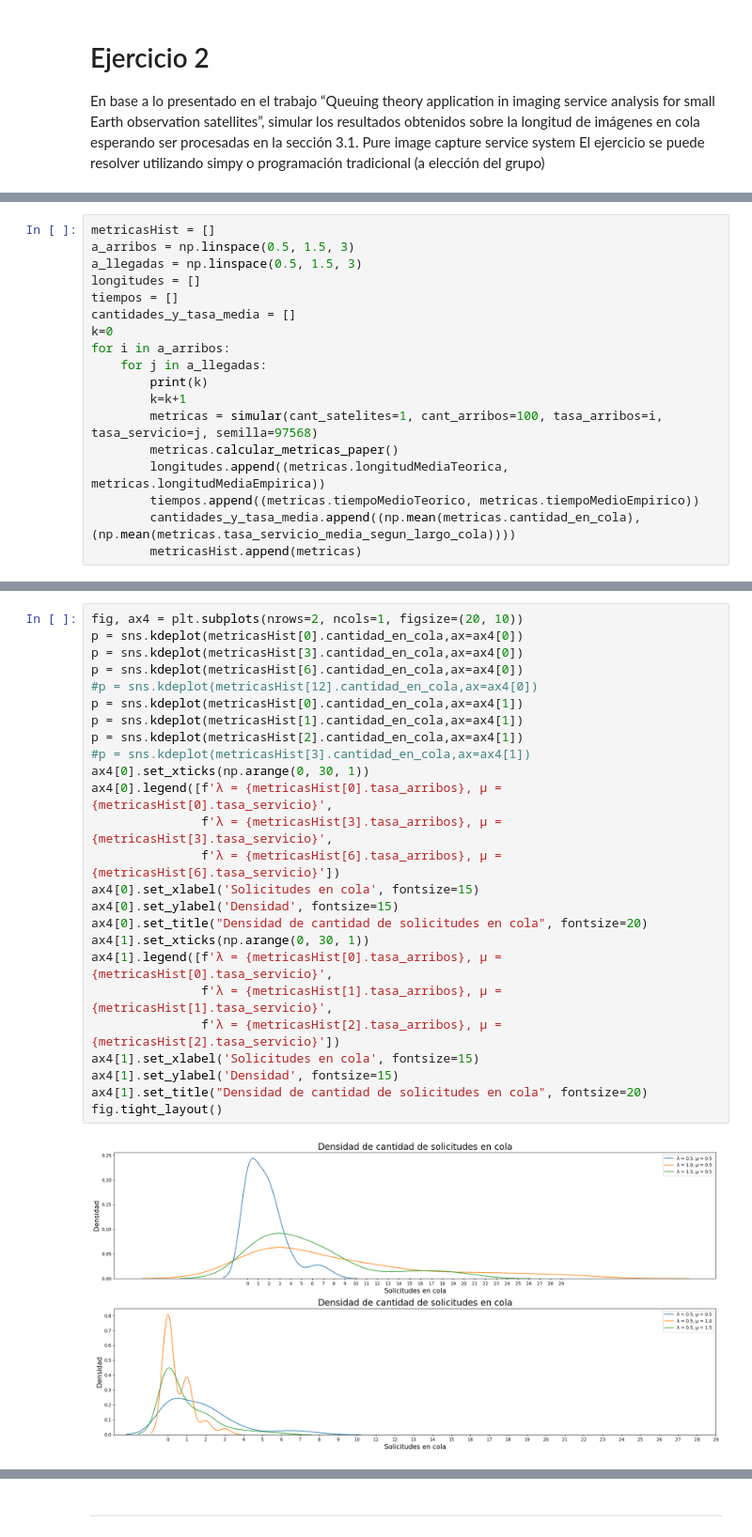
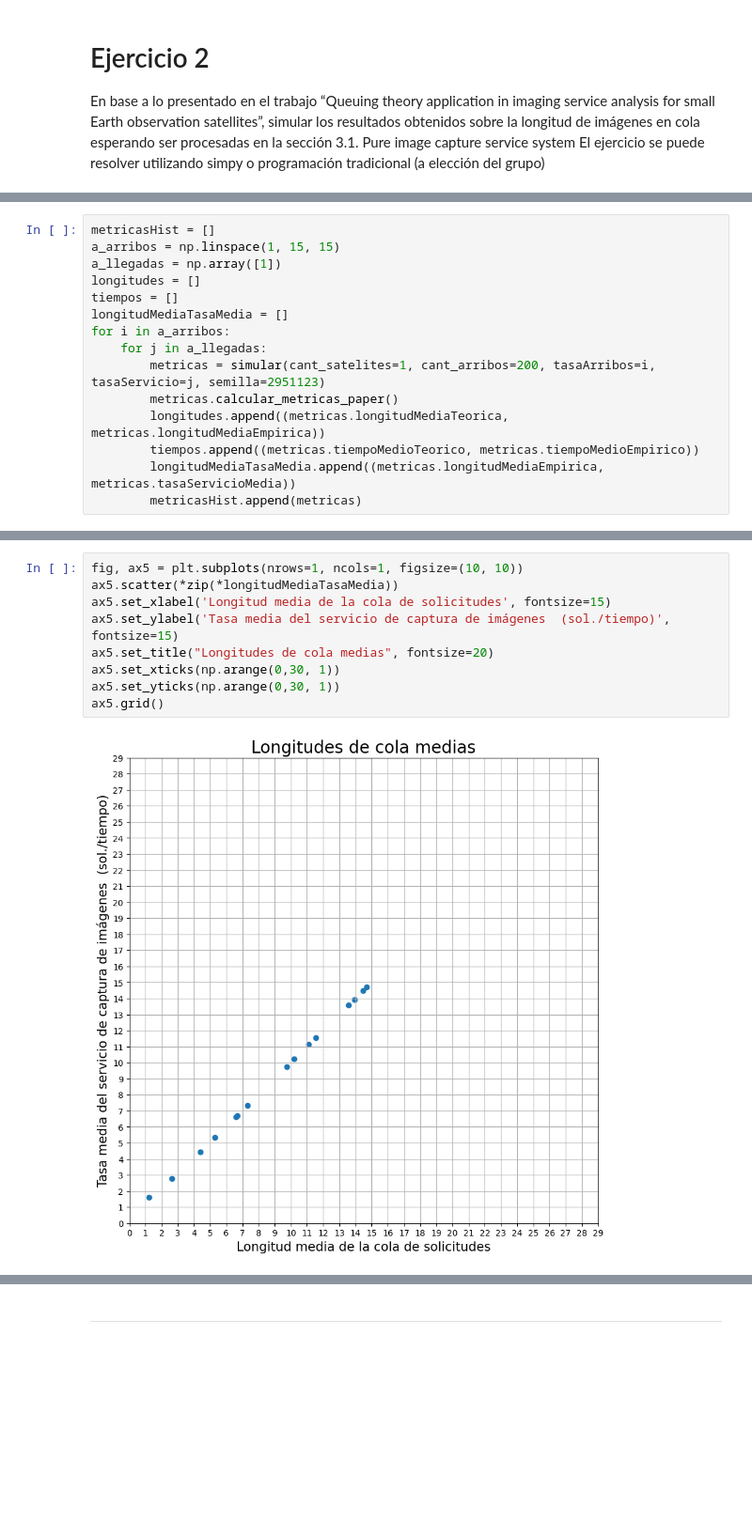
Before and after one commit to jalbarrac/simulacion_grupo2_2c_2022, a Jupyter notebook: TP2/TP2.ipynb, the cells around one changed output, grey strips where cells are left out. Shown at 94% size. Drawn from its saved outputs; the diff is of its cells as text; blank space fills up the shorter version.

```diff
--- a/TP2/TP2.ipynb
+++ b/TP2/TP2.ipynb
@@ -233,20 +243,17 @@ def simular(cant_satelites, cant_arribos, tasa_arribos, tasa_servicio, semilla):
     return metricas
 # %%
 metricasHist = []
-a_arribos = np.linspace(0.5, 1.5, 3)
-a_llegadas = np.linspace(0.5, 1.5, 3)
+a_arribos = np.linspace(1, 15, 15)
+a_llegadas = np.array([1])
 longitudes = []
 tiempos = []
-cantidades_y_tasa_media = []
-k=0
+longitudMediaTasaMedia = []
 for i in a_arribos:
     for j in a_llegadas:
-        print(k)
-        k=k+1
-        metricas = simular(cant_satelites=1, cant_arribos=100, tasa_arribos=i, tasa_servicio=j, semilla=97568)
+        metricas = simular(cant_satelites=1, cant_arribos=200, tasaArribos=i, tasaServicio=j, semilla=2951123)
         metricas.calcular_metricas_paper()
         longitudes.append((metricas.longitudMediaTeorica, metricas.longitudMediaEmpirica))
         tiempos.append((metricas.tiempoMedioTeorico, metricas.tiempoMedioEmpirico))
-        cantidades_y_tasa_media.append((np.mean(metricas.cantidad_en_cola), (np.mean(metricas.tasa_servicio_media_segun_largo_cola))))
+        longitudMediaTasaMedia.append((metricas.longitudMediaEmpirica, metricas.tasaServicioMedia))
         metricasHist.append(metricas)
 # %% [output]
@@ -304,27 +333,11 @@ ax3[2].legend([f'λ = {metricasHist[5].tasa_arribos}, μ = {metricasHist[5].tasa
 # %%
-fig, ax4 = plt.subplots(nrows=2, ncols=1, figsize=(20, 10))
-p = sns.kdeplot(metricasHist[0].cantidad_en_cola,ax=ax4[0])
-p = sns.kdeplot(metricasHist[3].cantidad_en_cola,ax=ax4[0])
-p = sns.kdeplot(metricasHist[6].cantidad_en_cola,ax=ax4[0])
-#p = sns.kdeplot(metricasHist[12].cantidad_en_cola,ax=ax4[0])
-p = sns.kdeplot(metricasHist[0].cantidad_en_cola,ax=ax4[1])
-p = sns.kdeplot(metricasHist[1].cantidad_en_cola,ax=ax4[1])
-p = sns.kdeplot(metricasHist[2].cantidad_en_cola,ax=ax4[1])
-#p = sns.kdeplot(metricasHist[3].cantidad_en_cola,ax=ax4[1])
-ax4[0].set_xticks(np.arange(0, 30, 1))
-ax4[0].legend([f'λ = {metricasHist[0].tasa_arribos}, μ = {metricasHist[0].tasa_servicio}',
-               f'λ = {metricasHist[3].tasa_arribos}, μ = {metricasHist[3].tasa_servicio}',
-               f'λ = {metricasHist[6].tasa_arribos}, μ = {metricasHist[6].tasa_servicio}'])
-ax4[0].set_xlabel('Solicitudes en cola', fontsize=15)
-ax4[0].set_ylabel('Densidad', fontsize=15)
-ax4[0].set_title("Densidad de cantidad de solicitudes en cola", fontsize=20)
-ax4[1].set_xticks(np.arange(0, 30, 1))
-ax4[1].legend([f'λ = {metricasHist[0].tasa_arribos}, μ = {metricasHist[0].tasa_servicio}',
-               f'λ = {metricasHist[1].tasa_arribos}, μ = {metricasHist[1].tasa_servicio}',
-               f'λ = {metricasHist[2].tasa_arribos}, μ = {metricasHist[2].tasa_servicio}'])
-ax4[1].set_xlabel('Solicitudes en cola', fontsize=15)
-ax4[1].set_ylabel('Densidad', fontsize=15)
-ax4[1].set_title("Densidad de cantidad de solicitudes en cola", fontsize=20)
-fig.tight_layout()
+fig, ax5 = plt.subplots(nrows=1, ncols=1, figsize=(10, 10))
+ax5.scatter(*zip(*longitudMediaTasaMedia))
+ax5.set_xlabel('Longitud media de la cola de solicitudes', fontsize=15)
+ax5.set_ylabel('Tasa media del servicio de captura de imágenes  (sol./tiempo)', fontsize=15)
+ax5.set_title("Longitudes de cola medias", fontsize=20)
+ax5.set_xticks(np.arange(0,30, 1))
+ax5.set_yticks(np.arange(0,30, 1))
+ax5.grid()
 # %% [output]
-[figure, old version]
+[figure, new version]
```
Also changed, not shown: parts of 17 cells of this notebook.
